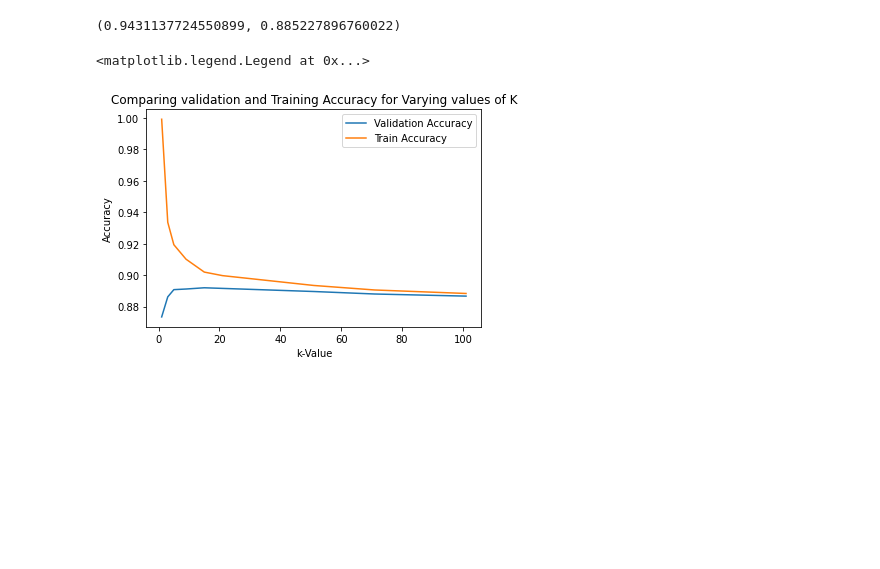
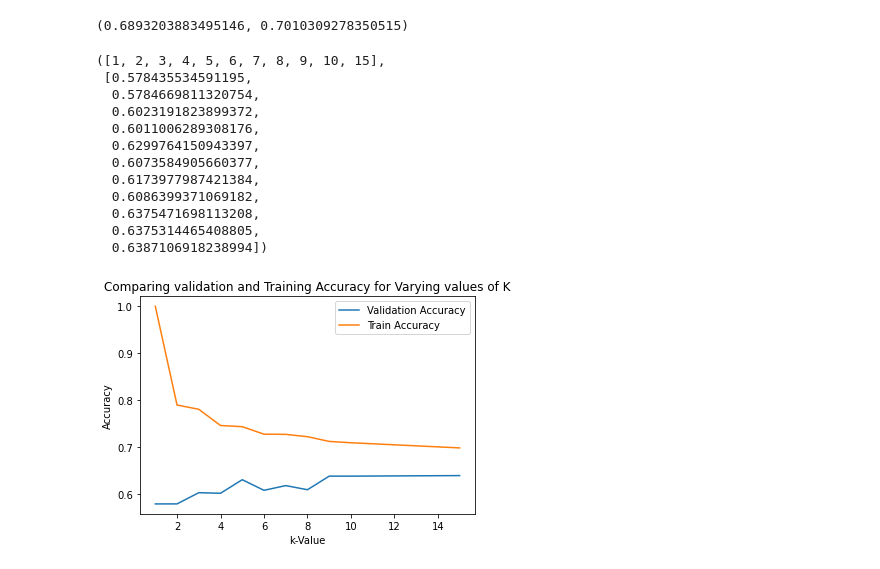
Before and after one commit to benjamin-manning/policy_analysis_exercise_pad, a Jupyter notebook: code/per_call_analysis.ipynb, the cells around one changed output. Drawn from its saved outputs; the diff is of its cells as text; code cells hidden in the pictures; blank space fills up the shorter version.

```diff
--- a/code/per_call_analysis.ipynb
+++ b/code/per_call_analysis.ipynb
@@ -118,6 +167,6 @@ Text(0, 0.5, 'button presses')
 # %%
 #getting the c values
-C_list = [1e-4,1e-3,1e-2,1e-1,1e0,1e1,1e2,1e3,1e4]
+C_list = [1e-4,1e-3,1e-2,1e-1,1e0,1e1,1e2]
 val_list = []
 train_list = []
 
@@ -271,4 +351,5 @@ plt.legend()
 # %%
-model_rf = RandomForestClassifier(n_estimators = 75, max_depth = 7, max_features = 'sqrt')
+model_rf = RandomForestClassifier(n_estimators = 75, max_depth = 3, max_features = 'sqrt')
 model_rf.fit(x_train,y_train)
+model_rf.score(x_test,y_test)
 # %% [output]
@@ -306,7 +436,7 @@ The top predictors for random forest is ['call_time' 'noCallsMade' 'call_time' '
 # %%
 ##GET POSITIVE AND NEGATIVE ACCURACIES
 
-model_rf = RandomForestClassifier(n_estimators = n_estimators, max_depth = 6, max_features = 'sqrt')
+model_rf = RandomForestClassifier(n_estimators = 75, max_depth = 5, max_features = 'sqrt')
 model_rf.fit(x_train,y_train)
 
 y_test_pos = y_test[y_test==1]
@@ -316,11 +446,24 @@ y_test_neg = y_test[y_test==0]
 x_test_neg = x_test.loc[y_test[y_test==0].index]
 
 model_rf.score(x_test_pos,y_test_pos), model_rf.score(x_test_neg,y_test_neg)
+
+
+# content = content[['content','call_time','caller_lifetime','con_replay', 'depth','year','day','noCallsMade', 'last_year','noContentListened']]
+# no_content = no_content[['content','call_time','caller_lifetime','con_replay', 'depth','year','day','noCallsMade', 'last_year','noContentListened']]
+content = content[['content','mean_call','mean_depth']]
+no_content = no_content[['content','mean_call','mean_depth']]
+
+x_con = content.drop(['content'],axis=1)
+y_con = content['content']
+x_no = no_content.drop(['content'],axis=1)
+y_no = no_content['content']
-# %% [output]
-(0.9431137724550899, 0.885227896760022)
+# %%
+model_rf.score(x_test_pos,y_test_pos), model_rf.score(x_test_neg,y_test_neg)
+# %% [output]
+(0.6893203883495146, 0.7010309278350515)
 # %%
 #getting k values
-k_list = [1,3,5,9,15,21,51,71,101]
+k_list = [1,2,3,4,5,6,7,8,9,10,15]
 val_list = []
 train_list = []
 
@@ -335,11 +478,23 @@ for k in k_list:
 # %%
 #plotting the training versus the validation accuracy
 plt.plot(k_list,val_list, label = 'Validation Accuracy')
 plt.plot(k_list,train_list, label = 'Train Accuracy')
 plt.xlabel("k-Value")
 plt.ylabel("Accuracy")
 plt.title('Comparing validation and Training Accuracy for Varying values of K')
 plt.legend()
+k_list,val_list
 # %% [output]
-<matplotlib.legend.Legend at 0x...>
+([1, 2, 3, 4, 5, 6, 7, 8, 9, 10, 15],
+ [0.578435534591195,
+  0.5784669811320754,
+  0.6023191823899372,
+  0.6011006289308176,
+  0.6299764150943397,
+  0.6073584905660377,
+  0.6173977987421384,
+  0.6086399371069182,
+  0.6375471698113208,
+  0.6375314465408805,
+  0.6387106918238994])
-[figure, old version]
+[figure, new version]
```
Also changed, not shown: parts of 28 cells of this notebook, 14 other files.
